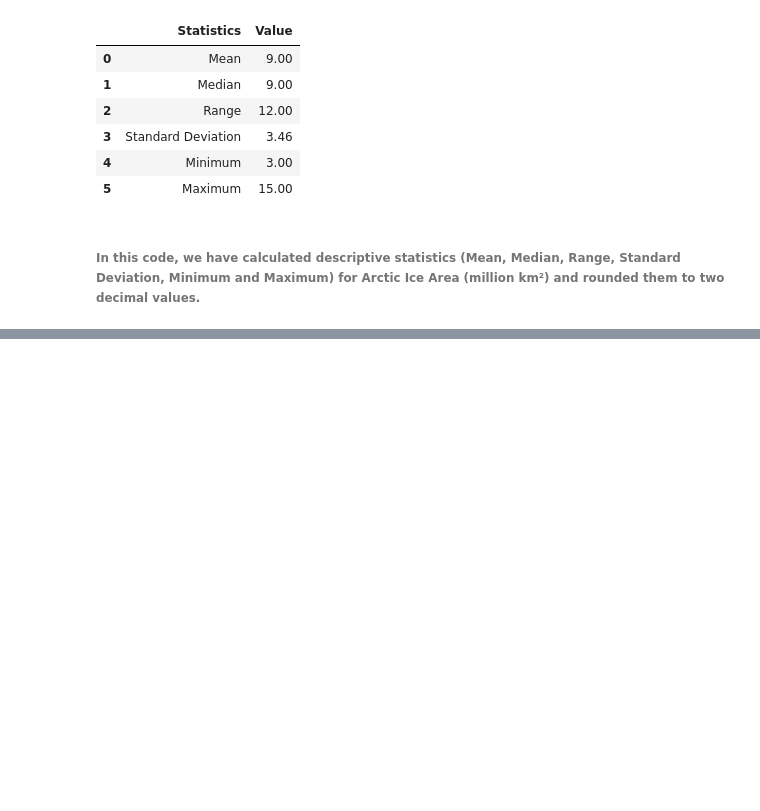
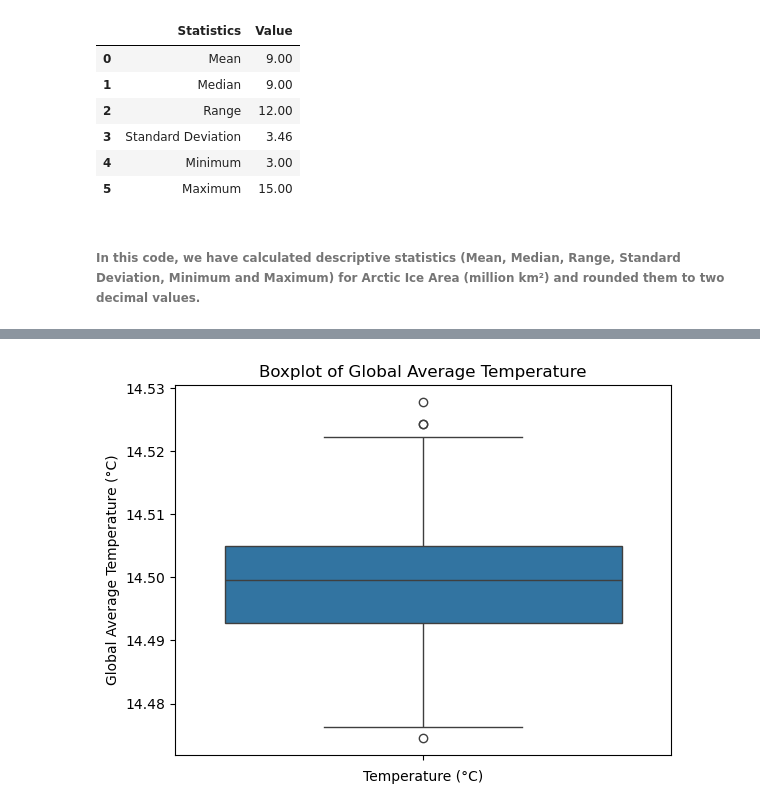
Before and after one commit to Omdena-NIC-Nepal/complete-eda-tensor, a Jupyter notebook: climate_eda.ipynb, the cells around one changed output, grey strips where cells are left out. Cells and saved outputs as stored; diff of their text form; code cells hidden in the pictures; blank space fills up the shorter version.

```diff
--- a/climate_eda.ipynb
+++ b/climate_eda.ipynb
@@ -244,0 +259,9 @@ arctic_ice_area_stats_df
+# %%
+#boxplot for Global Average Temperature (°C)
+plt.Figure(figsize=(10, 6))
+sns.boxplot(df_grouped_by_year['Global Average Temperature (°C)'])
+plt.title('Boxplot of Global Average Temperature')
+plt.xlabel('Temperature (°C)')
+plt.show()
+# %% [output]
+[figure, added]
```
Also changed, not shown: parts of 5 cells of this notebook.
